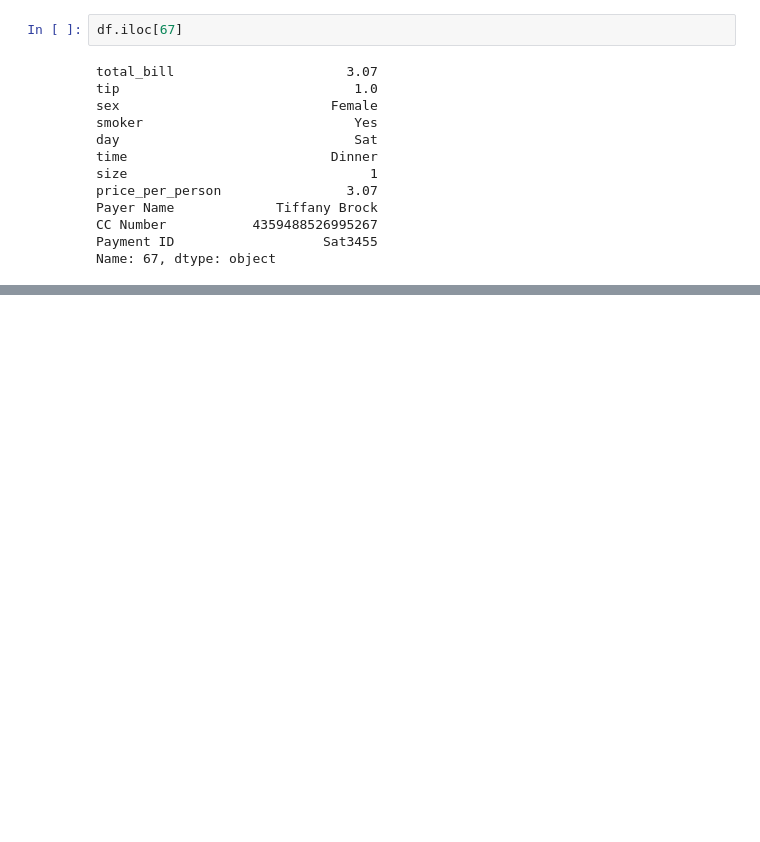
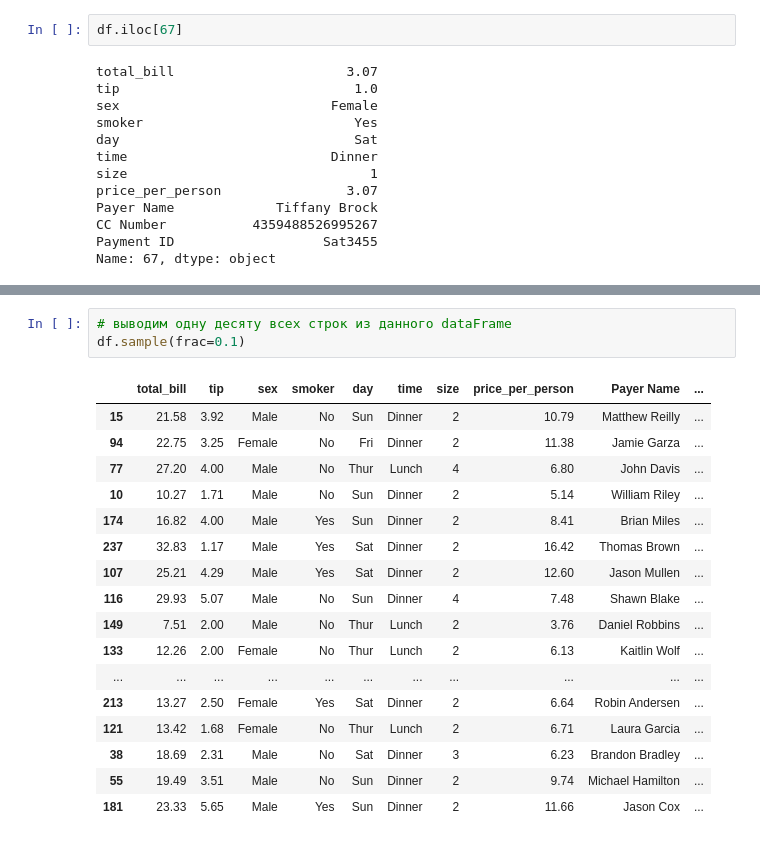
Before and after one commit to che711/DS_ML_course, a Jupyter notebook: lesson3_Pandas/lesson4_usefull_methods.ipynb, the cells around one changed output, grey strips where cells are left out. Saved outputs shown, nothing was run; the diff lists cells and outputs as text; blank space fills up the shorter version.

```diff
--- a/lesson3_Pandas/lesson4_usefull_methods.ipynb
+++ b/lesson3_Pandas/lesson4_usefull_methods.ipynb
@@ -338,0 +591,21 @@ df.corr(numeric_only=True)
+# %%
+# выводим одну десяту всех строк из данного dataFrame
+df.sample(frac=0.1)
+# %% [output]
+|  | total_bill | tip | sex | smoker | day | time | size | price_per_person | Payer Name | ... |
+| 15 | 21.58 | 3.92 | Male | No | Sun | Dinner | 2 | 10.79 | Matthew Reilly | ... |
+| 94 | 22.75 | 3.25 | Female | No | Fri | Dinner | 2 | 11.38 | Jamie Garza | ... |
+| 77 | 27.20 | 4.00 | Male | No | Thur | Lunch | 4 | 6.80 | John Davis | ... |
+| 10 | 10.27 | 1.71 | Male | No | Sun | Dinner | 2 | 5.14 | William Riley | ... |
+| 174 | 16.82 | 4.00 | Male | Yes | Sun | Dinner | 2 | 8.41 | Brian Miles | ... |
+| 237 | 32.83 | 1.17 | Male | Yes | Sat | Dinner | 2 | 16.42 | Thomas Brown | ... |
+| 107 | 25.21 | 4.29 | Male | Yes | Sat | Dinner | 2 | 12.60 | Jason Mullen | ... |
+| 116 | 29.93 | 5.07 | Male | No | Sun | Dinner | 4 | 7.48 | Shawn Blake | ... |
+| 149 | 7.51 | 2.00 | Male | No | Thur | Lunch | 2 | 3.76 | Daniel Robbins | ... |
+| 133 | 12.26 | 2.00 | Female | No | Thur | Lunch | 2 | 6.13 | Kaitlin Wolf | ... |
+| ... | ... | ... | ... | ... | ... | ... | ... | ... | ... | ... |
+| 213 | 13.27 | 2.50 | Female | Yes | Sat | Dinner | 2 | 6.64 | Robin Andersen | ... |
+| 121 | 13.42 | 1.68 | Female | No | Thur | Lunch | 2 | 6.71 | Laura Garcia | ... |
+| 38 | 18.69 | 2.31 | Male | No | Sat | Dinner | 3 | 6.23 | Brandon Bradley | ... |
+| 55 | 19.49 | 3.51 | Male | No | Sun | Dinner | 2 | 9.74 | Michael Hamilton | ... |
+| 181 | 23.33 | 5.65 | Male | Yes | Sun | Dinner | 2 | 11.66 | Jason Cox | ... |
```
Also changed, not shown: parts of 26 cells of this notebook, 3 other files.
